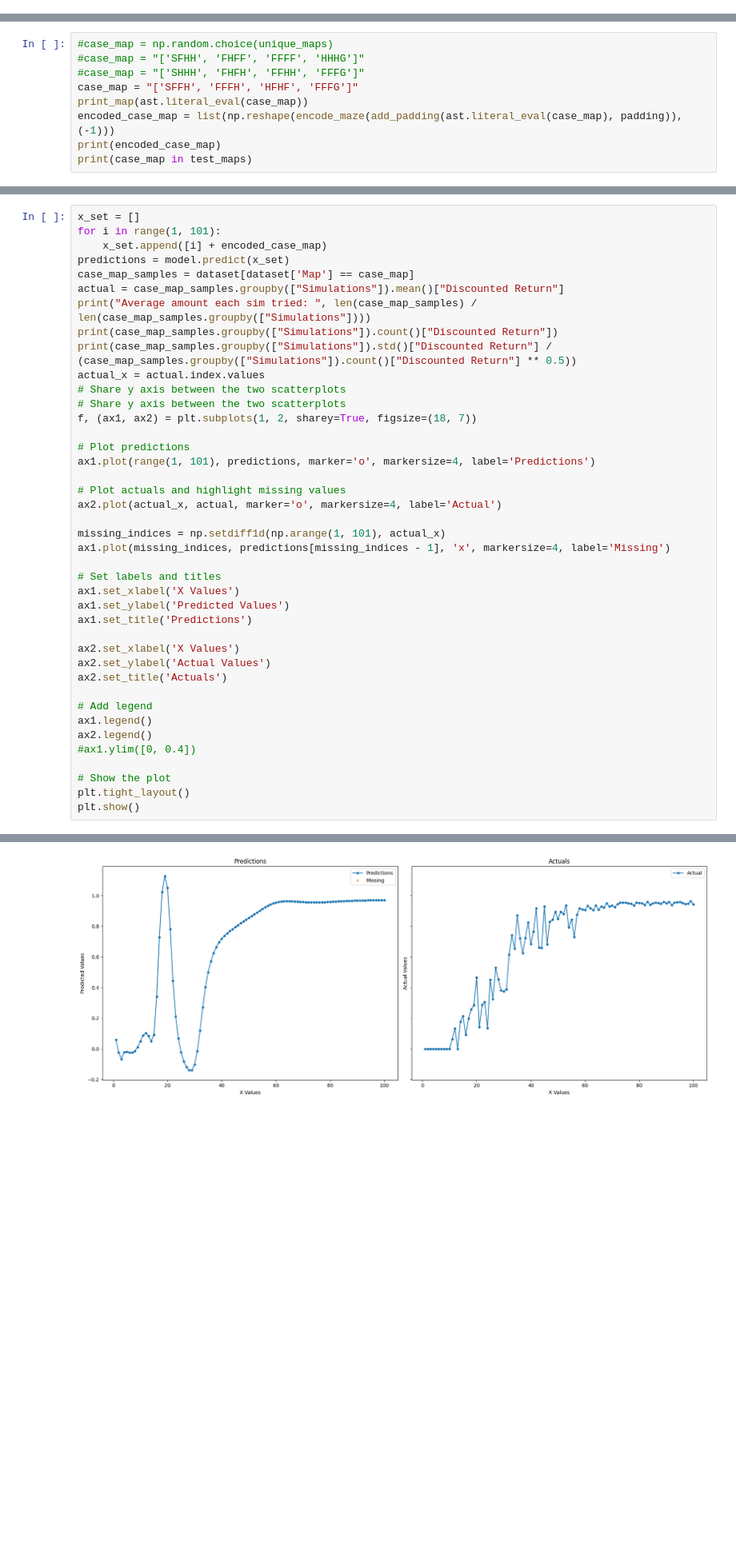
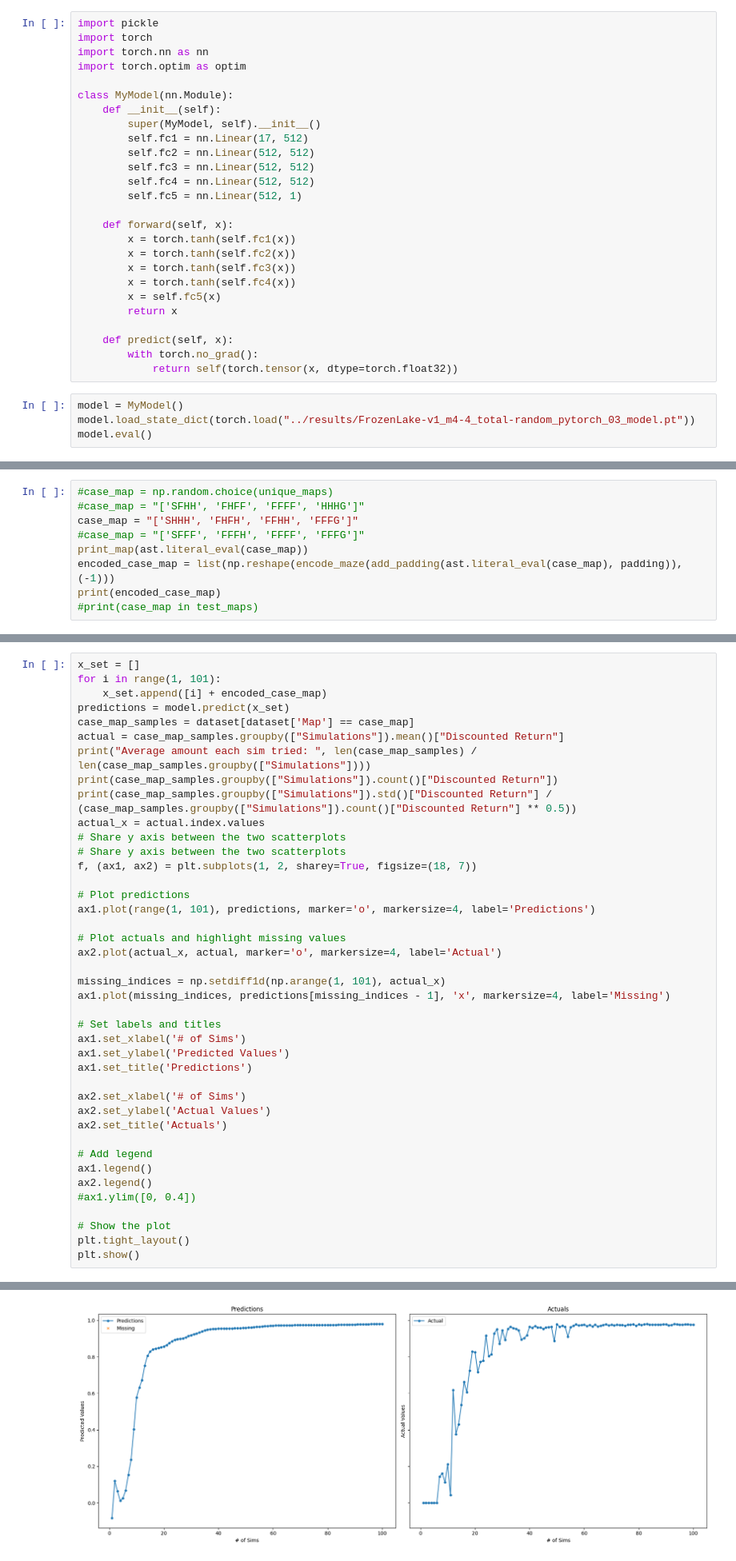
Before and after one commit to keremoner/MCTS-Time-Management, a Jupyter notebook: scripts/Generalization.ipynb, the cells around one changed output, grey strips where cells are left out. Shown at 80% size. Drawn from its saved outputs; the diff is of its cells as text; blank space fills up the shorter version.

Commit message:
Frozenlake minibatch code change

```diff
--- a/scripts/Generalization.ipynb
+++ b/scripts/Generalization.ipynb
@@ -1011,0 +1018,30 @@ model = pickle.load(open("../results/pytorch_trials_40k.sav", 'rb'))
+# %%
+import pickle
+import torch
+import torch.nn as nn
+import torch.optim as optim
+
+class MyModel(nn.Module):
+    def __init__(self):
+        super(MyModel, self).__init__()
+        self.fc1 = nn.Linear(17, 512)
+        self.fc2 = nn.Linear(512, 512)
+        self.fc3 = nn.Linear(512, 512)
+        self.fc4 = nn.Linear(512, 512)
+        self.fc5 = nn.Linear(512, 1)
+
+    def forward(self, x):
+        x = torch.tanh(self.fc1(x))
+        x = torch.tanh(self.fc2(x))
+        x = torch.tanh(self.fc3(x))
+        x = torch.tanh(self.fc4(x))
+        x = self.fc5(x)
+        return x
+
+    def predict(self, x):
+        with torch.no_grad():
+            return self(torch.tensor(x, dtype=torch.float32))
+# %%
+model = MyModel()
+model.load_state_dict(torch.load("../results/FrozenLake-v1_m4-4_total-random_pytorch_03_model.pt"))
+model.eval()
@@ -1016,10 +1060,10 @@ def print_map(map):
 # %%
 #case_map = np.random.choice(unique_maps)
 #case_map = "['SFHH', 'FHFF', 'FFFF', 'HHHG']"
-#case_map = "['SHHH', 'FHFH', 'FFHH', 'FFFG']"
-case_map = "['SFFH', 'FFFH', 'HFHF', 'FFFG']"
+case_map = "['SHHH', 'FHFH', 'FFHH', 'FFFG']"
+#case_map = "['SFFF', 'FFFH', 'FFFF', 'FFFG']"
 print_map(ast.literal_eval(case_map))
 encoded_case_map = list(np.reshape(encode_maze(add_padding(ast.literal_eval(case_map), padding)), (-1)))
 print(encoded_case_map)
-print(case_map in test_maps)
+#print(case_map in test_maps)
 # %% [output]
@@ -1066,11 +1109,11 @@ missing_indices = np.setdiff1d(np.arange(1, 101), actual_x)
 ax1.plot(missing_indices, predictions[missing_indices - 1], 'x', markersize=4, label='Missing')
 
 # Set labels and titles
-ax1.set_xlabel('X Values')
+ax1.set_xlabel('# of Sims')
 ax1.set_ylabel('Predicted Values')
 ax1.set_title('Predictions')
 
-ax2.set_xlabel('X Values')
+ax2.set_xlabel('# of Sims')
 ax2.set_ylabel('Actual Values')
 ax2.set_title('Actuals')
 
@@ -1102,2 +1145,2 @@ Simulations
 Name: Discounted Return, Length: 100, dtype: float64
-[figure, old version]
+[figure, new version]
```
Also changed, not shown: parts of 8 cells of this notebook, 1 other file.
